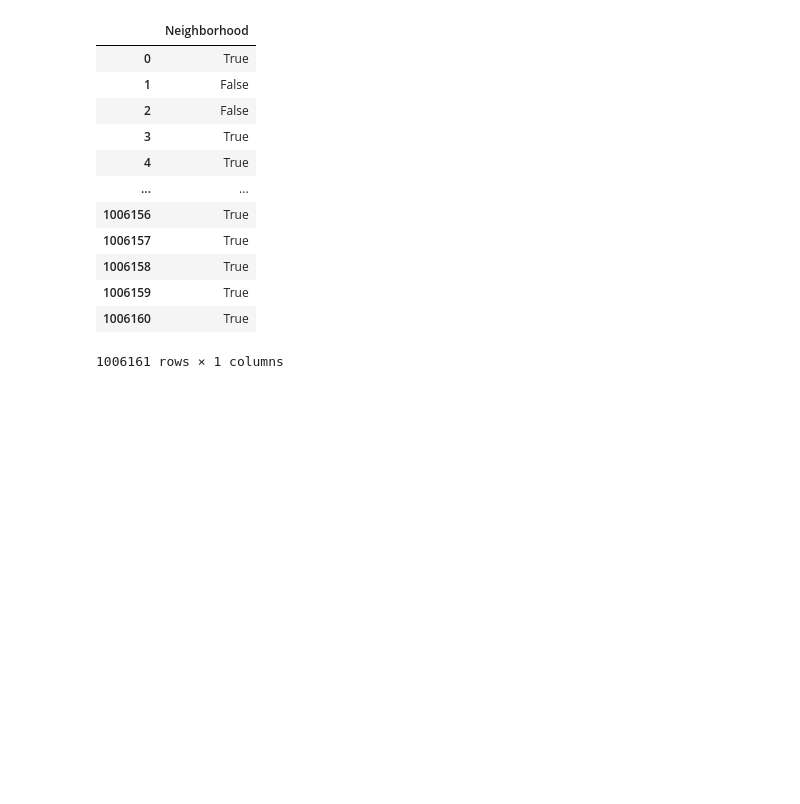
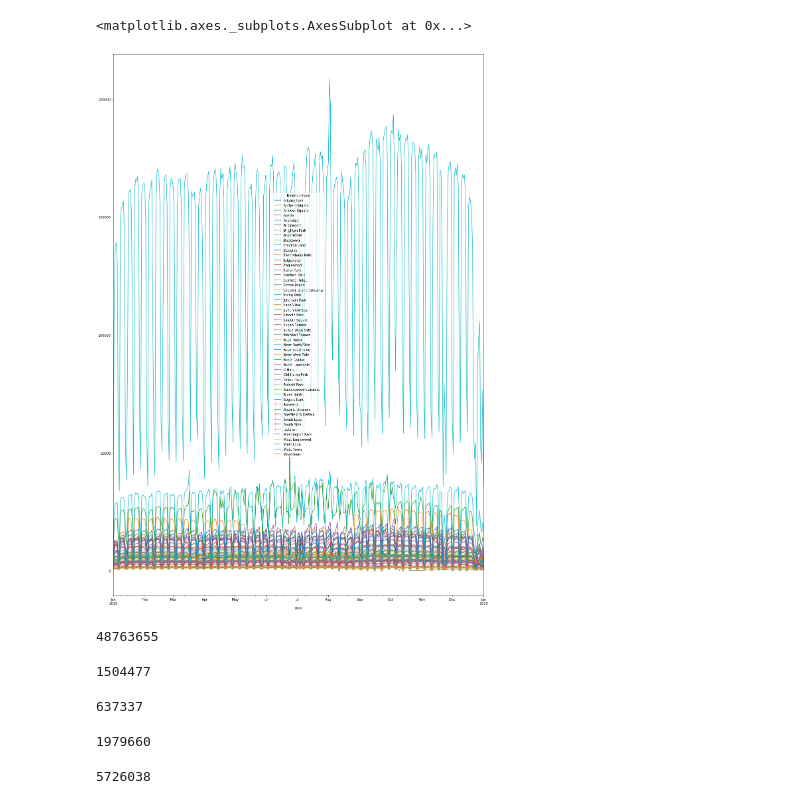
Before and after one commit to cdfencing/Project-I, a Jupyter notebook: neighborhoods.ipynb, the cells around one changed output. Drawn from its saved outputs; the diff is of its cells as text; code cells hidden in the pictures; blank space fills up the shorter version.

```diff
--- a/neighborhoods.ipynb
+++ b/neighborhoods.ipynb
@@ -58,17 +38,0 @@ array(['Chicago Loop', 'North Lawndale', 'Lincoln Square',
-# %%
-cl = pd.DataFrame(L_data["Neighborhood"] == 'Chicago Loop')
-cl
-# %% [output]
-|  | Neighborhood |
-| 0 | True |
-| 1 | False |
-| 2 | False |
-| 3 | True |
-| 4 | True |
-| ... | ... |
-| 1006156 | True |
-| 1006157 | True |
-| 1006158 | True |
-| 1006159 | True |
-| 1006160 | True |
-1006161 rows × 1 columns
@@ -74,0 +55,47 @@ cl
+# %%
+#L_data_3_yr["Neighborhood"]
+#ax = L_data_3_yr.groupby('Neighborhood')[['date', 'rides']].plot(x = 'yq', kind='bar')
+
+
+#df_grouped = L_data_3_yr.groupby('Neighborhood')
+#for key, group in df_grouped:
+#   group.groupby('date')['rides'].sum().plot(ax=ax,label=key)
+
+
+
+fig, ax = plt.subplots(figsize=(20,30))
+# use unstack()
+L_data_1_yr.groupby(['date','Neighborhood']).sum()['rides'].unstack().plot(ax=ax)
+
+
+
+#n_3y_plot = L_data_3_yr.groupby(['Neighborhood','date'])['rides'].sum()
+#plot_df = n_3y_plot.unstack('Neighborhood').loc[:, 'rides']
+#plot_df.index = pd.PeriodIndex(plot_df.index.tolist(), freq='A')
+#plot_df.plot()
+# %% [output]
+<matplotlib.axes._subplots.AxesSubplot at 0x...>
+[figure, added]
+# %%
+#verify the
+
+
+L_data_1_yr.loc[L_data_1_yr['Neighborhood'] == 'Chicago Loop', 'rides'].sum()
+# %% [output]
+48763655
+# %%
+L_data_1_yr.loc[L_data_1_yr['Neighborhood'] == 'Archer Heights', 'rides'].sum()
+# %% [output]
+1504477
+# %%
+L_data_1_yr.loc[L_data_1_yr['Neighborhood'] == 'East Albany Park', 'rides'].sum()
+# %% [output]
+637337
+# %%
+L_data_1_yr.loc[L_data_1_yr['Neighborhood'] == 'Lake View', 'rides'].sum()
+# %% [output]
+1979660
+# %%
+L_data_1_yr.loc[L_data_1_yr['Neighborhood'] == 'Near West Side', 'rides'].sum()
+# %% [output]
+5726038
```
Also changed, not shown: parts of 33 cells of this notebook.
